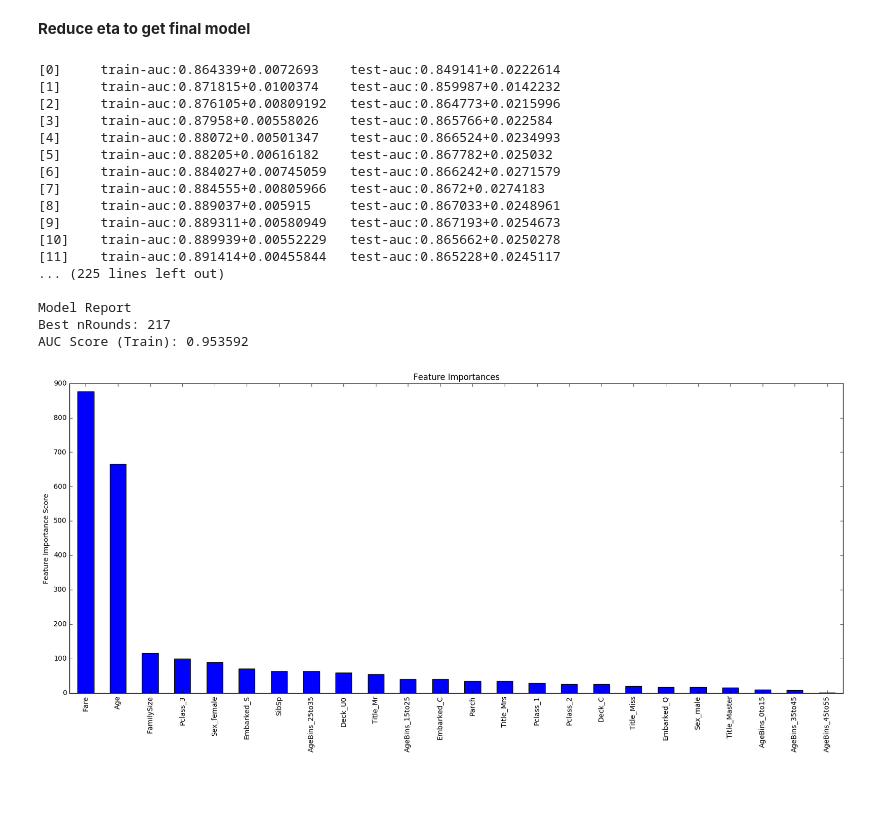
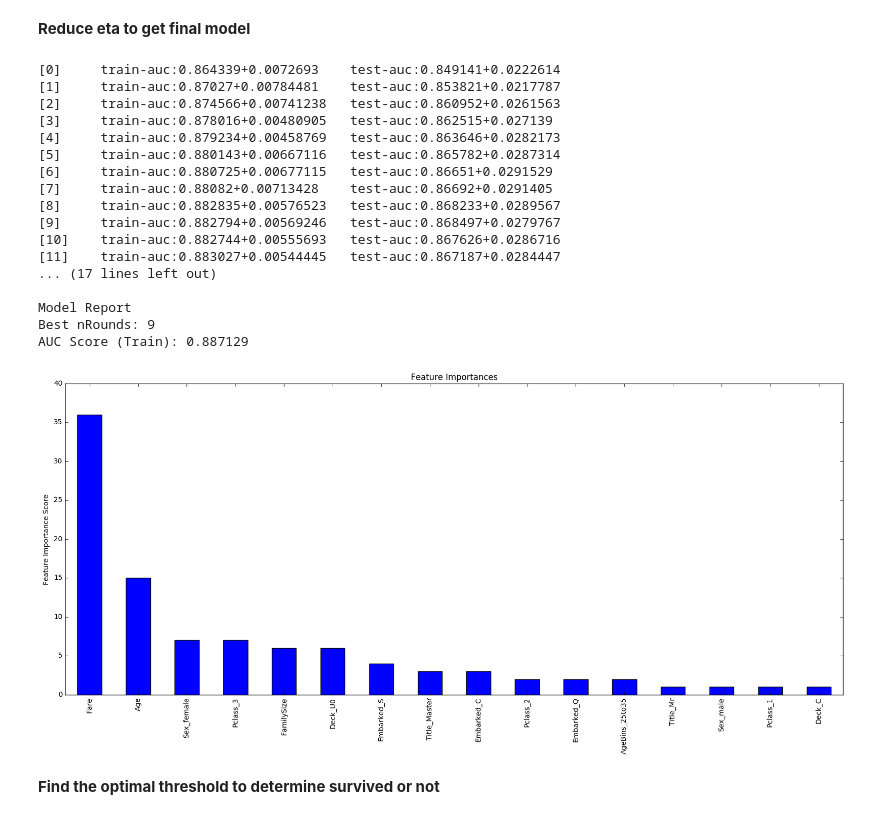
Before and after one commit to jojoolee/titanic_ml, a Jupyter notebook: Titanic_XGB_model.ipynb, the cells around one changed output. Cells and saved outputs as stored; diff of their text form; code cells hidden in the pictures; blank space fills up the shorter version.

Commit message:
xgb model update
1. find threshold to determine class
2. predict test set
3. reduce eta to 0.01

```diff
--- a/Titanic_XGB_model.ipynb
+++ b/Titanic_XGB_model.ipynb
@@ -167,25 +162,27 @@ gsearch.grid_scores_, gsearch.best_params_, gsearch.best_score_
 # %% [markdown]
 **Reduce eta to get final model**
 # %%
-xgb_param['eta'] = 0.05
+xgb_param['eta'] = 0.01
 xgb_param['n_estimators'] = 1000
 xgb_model,xgb_param = modelfit(xgb_param, train, predictors)
 # %% [output]
 [0]     train-auc:0.864339+0.0072693    test-auc:0.849141+0.0222614
-[1]     train-auc:0.871815+0.0100374    test-auc:0.859987+0.0142232
-[2]     train-auc:0.876105+0.00809192   test-auc:0.864773+0.0215996
-[3]     train-auc:0.87958+0.00558026    test-auc:0.865766+0.022584
-[4]     train-auc:0.88072+0.00501347    test-auc:0.866524+0.0234993
-[5]     train-auc:0.88205+0.00616182    test-auc:0.867782+0.025032
-[6]     train-auc:0.884027+0.00745059   test-auc:0.866242+0.0271579
-[7]     train-auc:0.884555+0.00805966   test-auc:0.8672+0.0274183
-[8]     train-auc:0.889037+0.005915     test-auc:0.867033+0.0248961
-[9]     train-auc:0.889311+0.00580949   test-auc:0.867193+0.0254673
-[10]    train-auc:0.889939+0.00552229   test-auc:0.865662+0.0250278
-[11]    train-auc:0.891414+0.00455844   test-auc:0.865228+0.0245117
-... (225 lines left out)
+[1]     train-auc:0.87027+0.00784481    test-auc:0.853821+0.0217787
+[2]     train-auc:0.874566+0.00741238   test-auc:0.860952+0.0261563
+[3]     train-auc:0.878016+0.00480905   test-auc:0.862515+0.027139
+[4]     train-auc:0.879234+0.00458769   test-auc:0.863646+0.0282173
+[5]     train-auc:0.880143+0.00667116   test-auc:0.865782+0.0287314
+[6]     train-auc:0.880725+0.00677115   test-auc:0.86651+0.0291529
+[7]     train-auc:0.88082+0.00713428    test-auc:0.86692+0.0291405
+[8]     train-auc:0.882835+0.00576523   test-auc:0.868233+0.0289567
+[9]     train-auc:0.882794+0.00569246   test-auc:0.868497+0.0279767
+[10]    train-auc:0.882744+0.00555693   test-auc:0.867626+0.0286716
+[11]    train-auc:0.883027+0.00544445   test-auc:0.867187+0.0284447
+... (17 lines left out)
 
 Model Report
-Best nRounds: 217
-AUC Score (Train): 0.953592
+Best nRounds: 9
+AUC Score (Train): 0.887129
-[figure, old version]
+[figure, new version]
+# %% [markdown]
+**Find the optimal threshold to determine survived or not**
```
Also changed, not shown: parts of 6 cells of this notebook.
